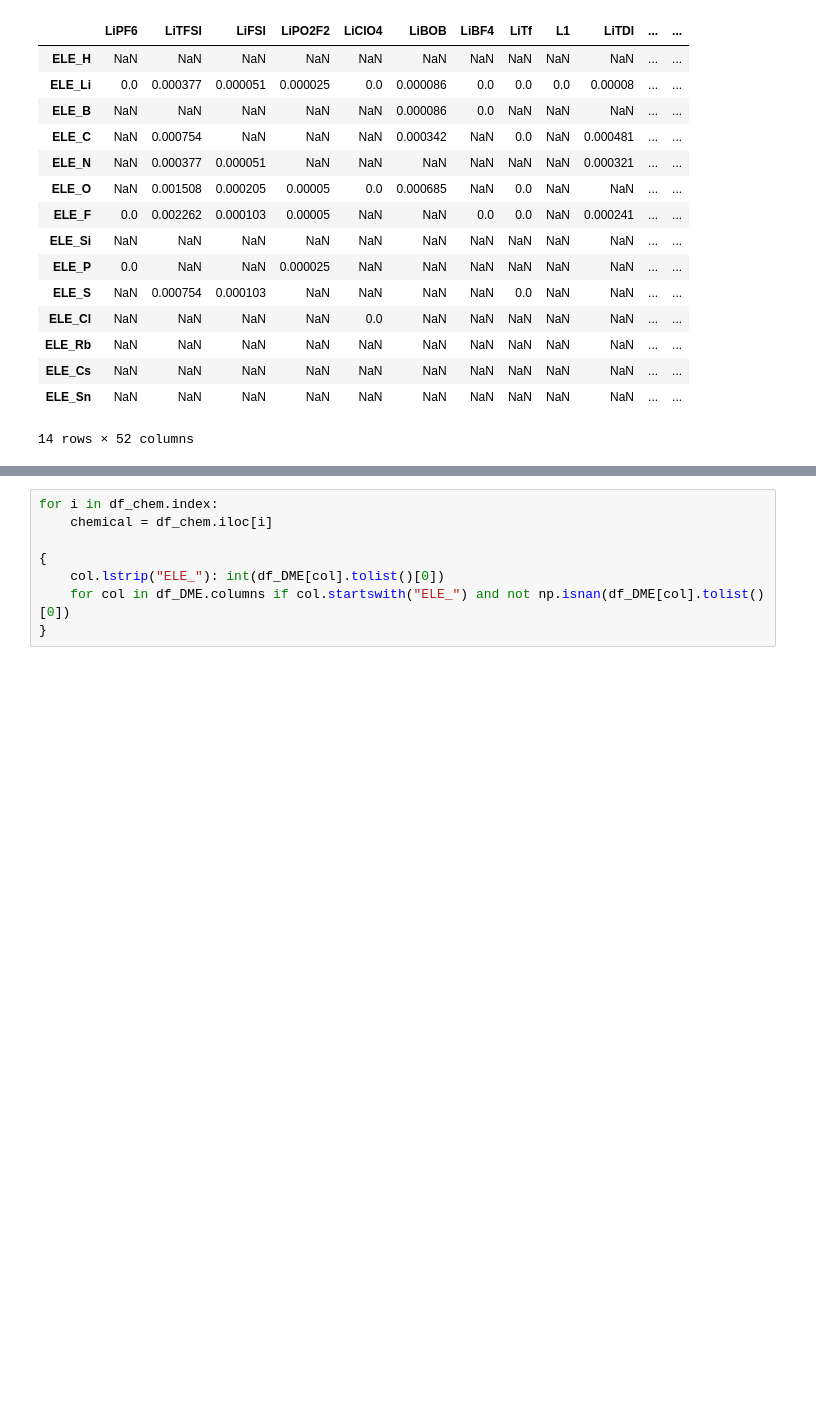
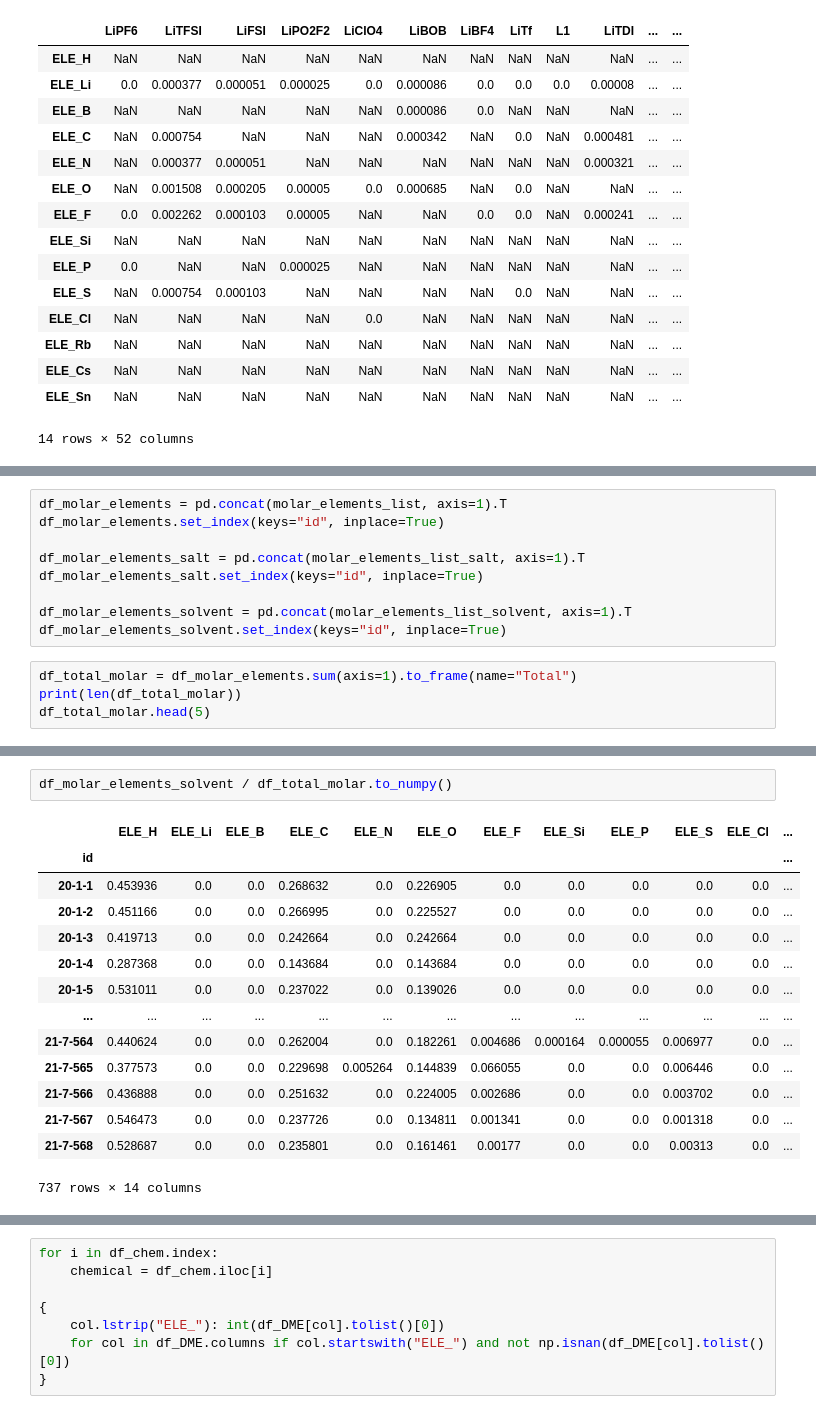
Before and after one commit to zleung9/bo-electrolyte, a Jupyter notebook: notebooks/chemicals_processing.ipynb, the cells around one changed output, grey strips where cells are left out. Drawn from its saved outputs; the diff is of its cells as text; blank space fills up the shorter version.

```diff
--- a/notebooks/chemicals_processing.ipynb
+++ b/notebooks/chemicals_processing.ipynb
@@ -175,0 +135,13 @@ df_molar_elements.T
+# %%
+df_molar_elements = pd.concat(molar_elements_list, axis=1).T
+df_molar_elements.set_index(keys="id", inplace=True)
+
+df_molar_elements_salt = pd.concat(molar_elements_list_salt, axis=1).T
+df_molar_elements_salt.set_index(keys="id", inplace=True)
+
+df_molar_elements_solvent = pd.concat(molar_elements_list_solvent, axis=1).T
+df_molar_elements_solvent.set_index(keys="id", inplace=True)
+# %%
+df_total_molar = df_molar_elements.sum(axis=1).to_frame(name="Total")
+print(len(df_total_molar))
+df_total_molar.head(5)
@@ -175,0 +157,17 @@ df_molar_elements.T
+# %%
+df_molar_elements_solvent / df_total_molar.to_numpy()
+# %% [output]
+|  | ELE_H | ELE_Li | ELE_B | ELE_C | ELE_N | ELE_O | ELE_F | ELE_Si | ELE_P | ELE_S | ELE_Cl | ... |
+| id |  |  |  |  |  |  |  |  |  |  |  | ... |
+| 20-1-1 | 0.453936 | 0.0 | 0.0 | 0.268632 | 0.0 | 0.226905 | 0.0 | 0.0 | 0.0 | 0.0 | 0.0 | ... |
+| 20-1-2 | 0.451166 | 0.0 | 0.0 | 0.266995 | 0.0 | 0.225527 | 0.0 | 0.0 | 0.0 | 0.0 | 0.0 | ... |
+| 20-1-3 | 0.419713 | 0.0 | 0.0 | 0.242664 | 0.0 | 0.242664 | 0.0 | 0.0 | 0.0 | 0.0 | 0.0 | ... |
+| 20-1-4 | 0.287368 | 0.0 | 0.0 | 0.143684 | 0.0 | 0.143684 | 0.0 | 0.0 | 0.0 | 0.0 | 0.0 | ... |
+| 20-1-5 | 0.531011 | 0.0 | 0.0 | 0.237022 | 0.0 | 0.139026 | 0.0 | 0.0 | 0.0 | 0.0 | 0.0 | ... |
+| ... | ... | ... | ... | ... | ... | ... | ... | ... | ... | ... | ... | ... |
+| 21-7-564 | 0.440624 | 0.0 | 0.0 | 0.262004 | 0.0 | 0.182261 | 0.004686 | 0.000164 | 0.000055 | 0.006977 | 0.0 | ... |
+| 21-7-565 | 0.377573 | 0.0 | 0.0 | 0.229698 | 0.005264 | 0.144839 | 0.066055 | 0.0 | 0.0 | 0.006446 | 0.0 | ... |
+| 21-7-566 | 0.436888 | 0.0 | 0.0 | 0.251632 | 0.0 | 0.224005 | 0.002686 | 0.0 | 0.0 | 0.003702 | 0.0 | ... |
+| 21-7-567 | 0.546473 | 0.0 | 0.0 | 0.237726 | 0.0 | 0.134811 | 0.001341 | 0.0 | 0.0 | 0.001318 | 0.0 | ... |
+| 21-7-568 | 0.528687 | 0.0 | 0.0 | 0.235801 | 0.0 | 0.161461 | 0.00177 | 0.0 | 0.0 | 0.00313 | 0.0 | ... |
+737 rows × 14 columns
```
Also changed, not shown: parts of 7 cells of this notebook.
